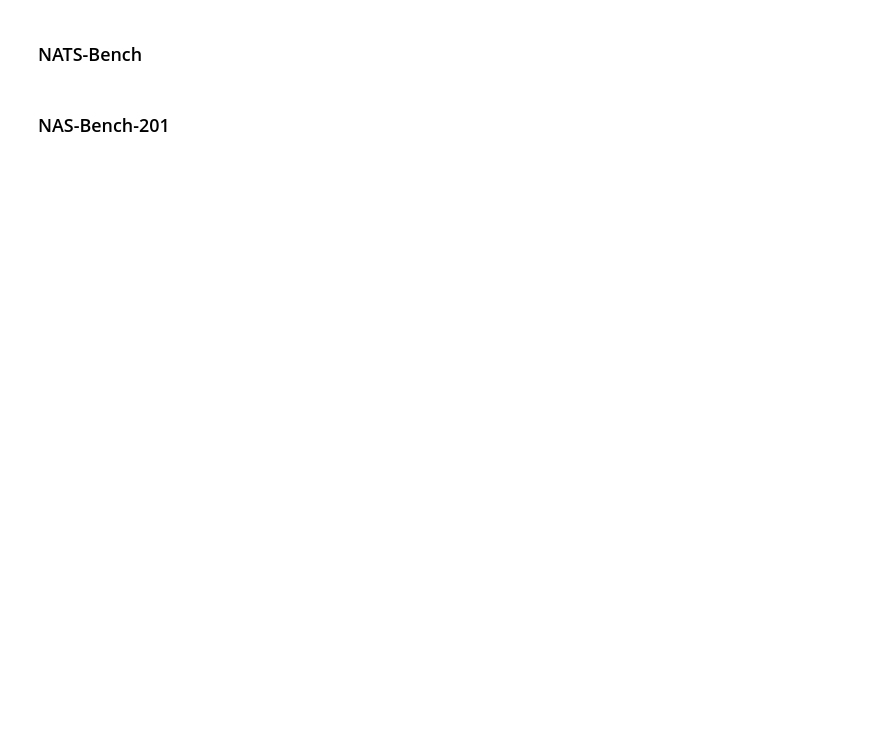
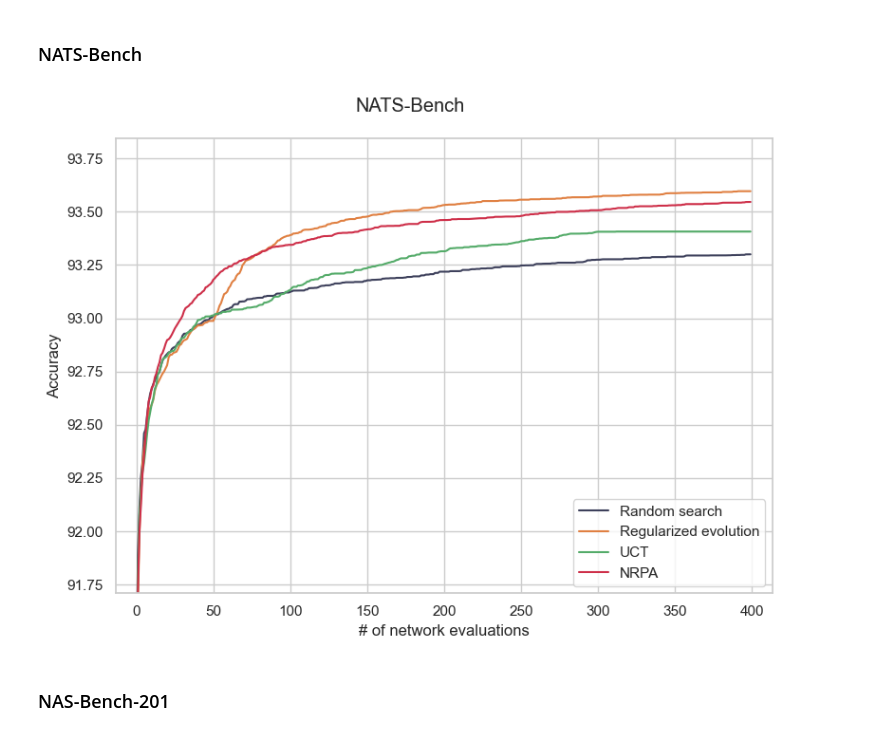
Before and after one commit to vilhess/MONET, a Jupyter notebook: experiments.ipynb, the cells around one changed output. Drawn from its saved outputs; the diff is of its cells as text; code cells hidden in the pictures; blank space fills up the shorter version.

```diff
--- a/experiments.ipynb
+++ b/experiments.ipynb
@@ -62,15 +67,16 @@ from search_spaces.nats_bench_dataset.NATSBenchRegEvo import *
 
 Creating a dictionary of datasets for evaluation. This cell can take time to run.
 # %%
-models_1_0_dir = "api/nasbench301_models_v1.0/nb_models"
-model_paths = {
-    model_name: os.path.join(models_1_0_dir, '{}_v1.0'.format(model_name))
-    for model_name in ['xgb', 'lgb_runtime']
-}
-NB_301_performance_model = nb.load_ensemble(model_paths['xgb'])
+# models_1_0_dir = "API/nasbench301_models_v1.0/nb_models"
+# model_paths = {
+#     model_name: os.path.join(models_1_0_dir, '{}_v1.0'.format(model_name))
+#     for model_name in ['xgb', 'lgb_runtime']
+# }
+# NB_301_performance_model = nb.load_ensemble(model_paths['xgb'])
 
+print('Loading NB201')
 nas_bench_201_api = API('api/NAS-Bench-201-v1_1-096897.pth', verbose=False)
-
+print('Loading NB101')
 nas_bench_101_api = api.NASBench("api/nasbench_full.tfrecord")
-
-nats_bench_api = nats_bench.create("api/NATS-sss-v1_0-50262-simple", "sss", fast_mode=True, verbose=False)
+print('Loading NATS')
+nats_bench_api = nats_bench.create("API/NATS-sss-v1_0-50262.pickle.pbz2", "sss", verbose=False)
@@ -83,17 +99,17 @@ datasets = {
                               "nrpa_alpha": .01},
             "nas_bench_201": {"api": nas_bench_201_api,
                               "n_runs": 100,
-                              "n_iter": 2000,
+                              "n_iter": 200,
                               "nrpa_level": 3,
                               "nrpa_alpha": .1},
-            "nas_bench_301": {"api": NB_301_performance_model,
-                              "n_runs": 100,
-                              "n_iter": 10000,
-                              "nrpa_level": 3,
-                              "nrpa_alpha": 1},
+            # "nas_bench_301": {"api": NB_301_performance_model,
+            #                   "n_runs": 100,
+            #                   "n_iter": 10000,
+            #                   "nrpa_level": 3,
+            #                   "nrpa_alpha": 1},
             "nats_bench"   : {"api": nats_bench_api,
                               "n_runs": 100,
-                              "n_iter": 4000,
+                              "n_iter": 400,
                               "nrpa_level": 3,
                               "nrpa_alpha": .1}
            }
@@ -148,5 +164,7 @@ for i in range(params["n_runs"]):
 
     except Exception: pass
 
+    if not os.path.isdir('runs'):
+        os.mkdir('runs')
     with open("runs/NASBench101.json", "w+") as f:
         json.dump(methods, f)
@@ -170,7 +206,7 @@ plt.tight_layout()
 # %% [markdown]
 ### NATS-Bench
 # %%
-nats_bench_df = pd.read_csv("GOOD_CSV/Cifar10-NATS.csv")
+nats_bench_df = pd.read_csv("benchmark_scores/Cifar10-NATS.csv")
 # %%
 methods = {"Random search": [],
            "Regularized evolution": [],
@@ -230,14 +266,18 @@ ymax = (11*max_value - min_value) / 10
 # %%
 f, ax = plt.subplots(1,1,figsize=(8,6))
 for name, results in methods.items():
     ax.plot(np.mean(results, axis=0)[:datasets["nats_bench"]["n_iter"]], label=name)
 plt.ylim([min_value, ymax]); plt.xlim(-datasets["nats_bench"]["n_iter"]/30, datasets["nats_bench"]["n_iter"]+(datasets["nats_bench"]["n_iter"]/30))
 ax.set_ylabel("Accuracy"); ax.set_xlabel("# of network evaluations")
 f.suptitle("NATS-Bench")
 ax.legend()
 plt.tight_layout()
 ax.legend()
+if not os.path.isdir('figures'):
+    os.mkdir("figures")
 plt.savefig("figures/NATSBench.png")
+# %% [output]
+[figure, added]
 # %% [markdown]
 ### NAS-Bench-201
 # %%
```
Also changed, not shown: parts of 15 cells of this notebook, 42 other files.
